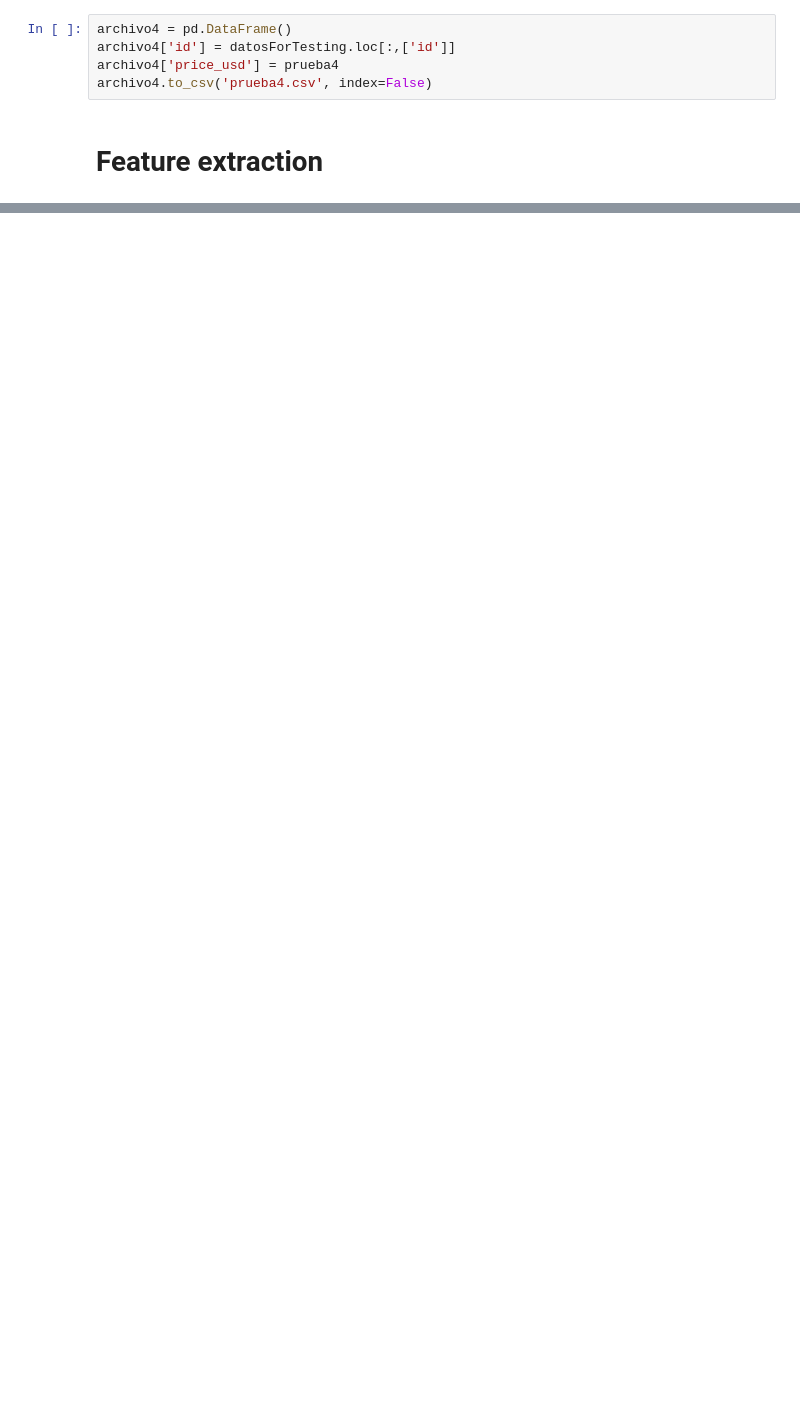
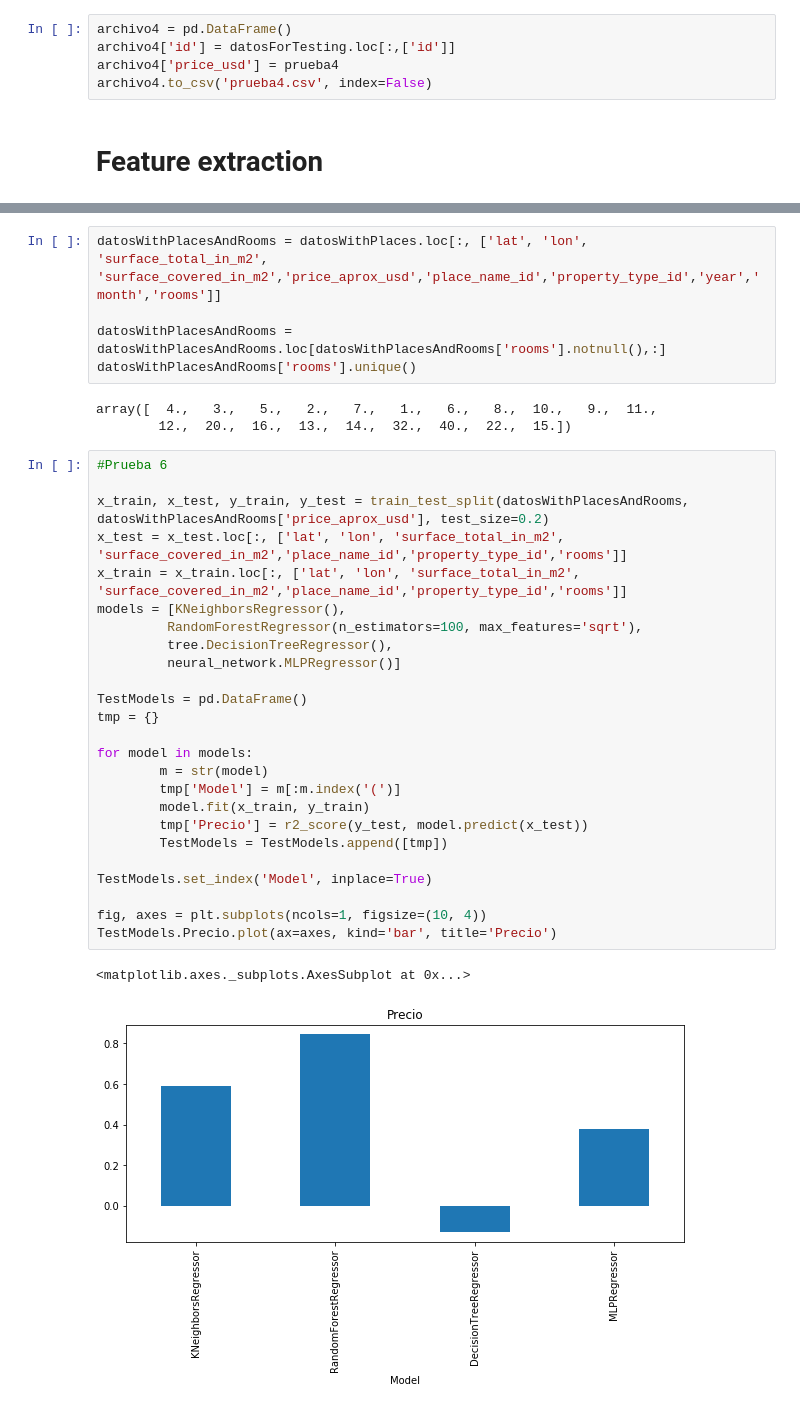
Before and after one commit to NicoGallegos/tpdatos, a Jupyter notebook: TP 2 -Nico.ipynb, the cells around one changed output, grey strips where cells are left out. Saved outputs shown, nothing was run; the diff lists cells and outputs as text; blank space fills up the shorter version.

Commit message:
Add rooms - empeora resultado

```diff
--- a/TP 2 -Nico.ipynb
+++ b/TP 2 -Nico.ipynb
@@ -695,0 +717,36 @@ from sklearn.feature_extraction  import cross_val_scoresklearn.
+# %%
+datosWithPlacesAndRooms = datosWithPlaces.loc[:, ['lat', 'lon', 'surface_total_in_m2', 'surface_covered_in_m2','price_aprox_usd','place_name_id','property_type_id','year','month','rooms']]
+
+datosWithPlacesAndRooms =  datosWithPlacesAndRooms.loc[datosWithPlacesAndRooms['rooms'].notnull(),:]
+datosWithPlacesAndRooms['rooms'].unique()
+# %% [output]
+array([  4.,   3.,   5.,   2.,   7.,   1.,   6.,   8.,  10.,   9.,  11.,
+        12.,  20.,  16.,  13.,  14.,  32.,  40.,  22.,  15.])
+# %%
+#Prueba 6
+
+x_train, x_test, y_train, y_test = train_test_split(datosWithPlacesAndRooms, datosWithPlacesAndRooms['price_aprox_usd'], test_size=0.2)
+x_test = x_test.loc[:, ['lat', 'lon', 'surface_total_in_m2', 'surface_covered_in_m2','place_name_id','property_type_id','rooms']]
+x_train = x_train.loc[:, ['lat', 'lon', 'surface_total_in_m2', 'surface_covered_in_m2','place_name_id','property_type_id','rooms']]
+models = [KNeighborsRegressor(),
+         RandomForestRegressor(n_estimators=100, max_features='sqrt'),
+         tree.DecisionTreeRegressor(),
+         neural_network.MLPRegressor()]
+
+TestModels = pd.DataFrame()
+tmp = {}
+
+for model in models:
+        m = str(model)
+        tmp['Model'] = m[:m.index('(')]
+        model.fit(x_train, y_train)
+        tmp['Precio'] = r2_score(y_test, model.predict(x_test))
+        TestModels = TestModels.append([tmp])
+
+TestModels.set_index('Model', inplace=True)
+
+fig, axes = plt.subplots(ncols=1, figsize=(10, 4))
+TestModels.Precio.plot(ax=axes, kind='bar', title='Precio')
+# %% [output]
+<matplotlib.axes._subplots.AxesSubplot at 0x...>
+[figure, added]
```
Also changed, not shown: parts of 8 cells of this notebook.
